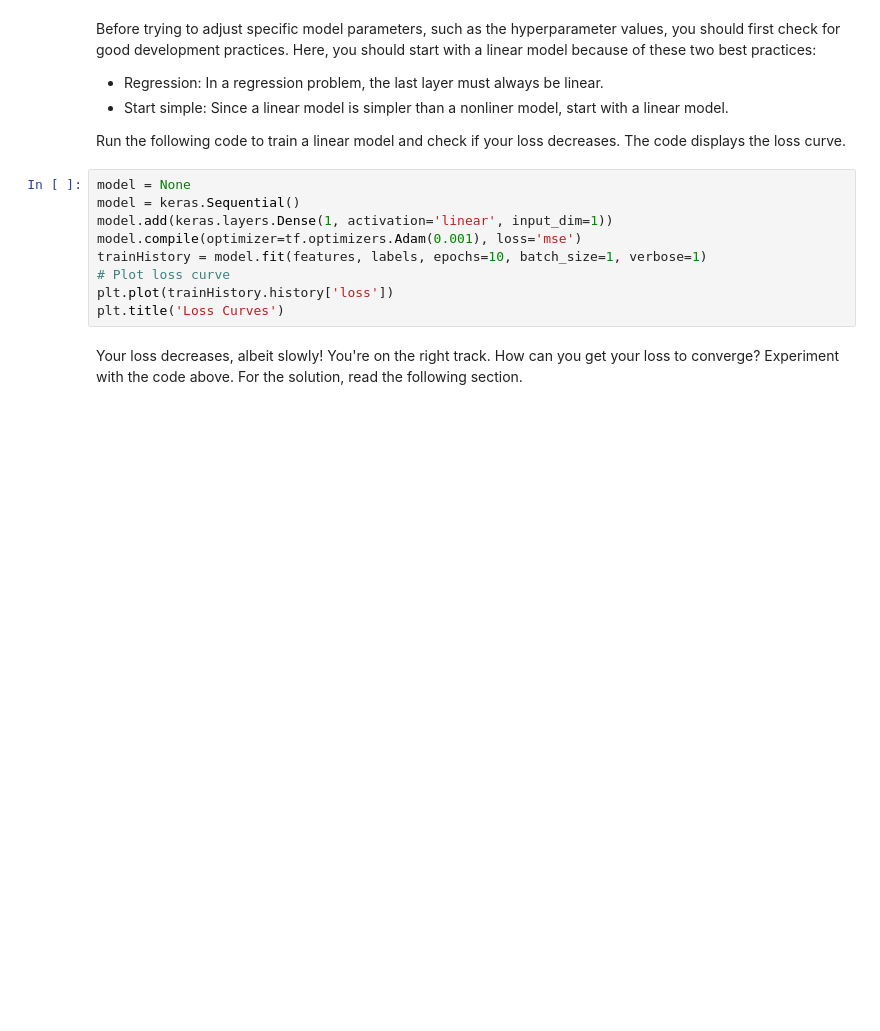
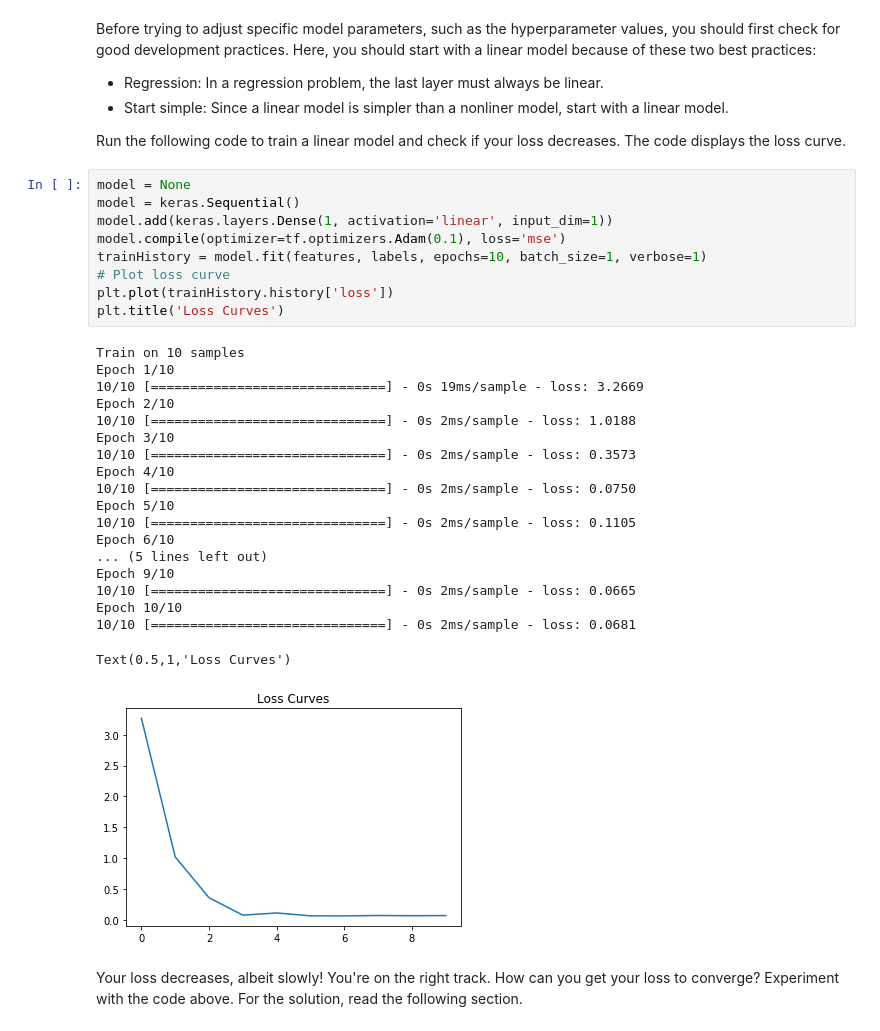
Before and after one commit to Nabizeus/Google_ML, a Jupyter notebook: ml/testing-debugging/testing-debugging-ml-debugging.ipynb, the cells around one changed output. Saved outputs shown, nothing was run; the diff lists cells and outputs as text; blank space fills up the shorter version.

```diff
--- a/ml/testing-debugging/testing-debugging-ml-debugging.ipynb
+++ b/ml/testing-debugging/testing-debugging-ml-debugging.ipynb
@@ -115,12 +168,32 @@ Run the following code to train a linear model and check if your loss decreases.
 # %%
 model = None
 model = keras.Sequential()
 model.add(keras.layers.Dense(1, activation='linear', input_dim=1))
-model.compile(optimizer=tf.optimizers.Adam(0.001), loss='mse')
+model.compile(optimizer=tf.optimizers.Adam(0.1), loss='mse')
 trainHistory = model.fit(features, labels, epochs=10, batch_size=1, verbose=1)
 # Plot loss curve
 plt.plot(trainHistory.history['loss'])
 plt.title('Loss Curves')
+# %% [output]
+Train on 10 samples
+Epoch 1/10
+10/10 [==============================] - 0s 19ms/sample - loss: 3.2669
+Epoch 2/10
+10/10 [==============================] - 0s 2ms/sample - loss: 1.0188
+Epoch 3/10
+10/10 [==============================] - 0s 2ms/sample - loss: 0.3573
+Epoch 4/10
+10/10 [==============================] - 0s 2ms/sample - loss: 0.0750
+Epoch 5/10
+10/10 [==============================] - 0s 2ms/sample - loss: 0.1105
+Epoch 6/10
+... (5 lines left out)
+Epoch 9/10
+10/10 [==============================] - 0s 2ms/sample - loss: 0.0665
+Epoch 10/10
+10/10 [==============================] - 0s 2ms/sample - loss: 0.0681
+Text(0.5,1,'Loss Curves')
+[figure, added]
 # %% [markdown]
 Your loss decreases, albeit slowly! You're on the right track. How can you get your loss to converge? Experiment with the code above. For the solution, read the following section.
 # %% [markdown]
```
Also changed, not shown: parts of 9 cells of this notebook.
